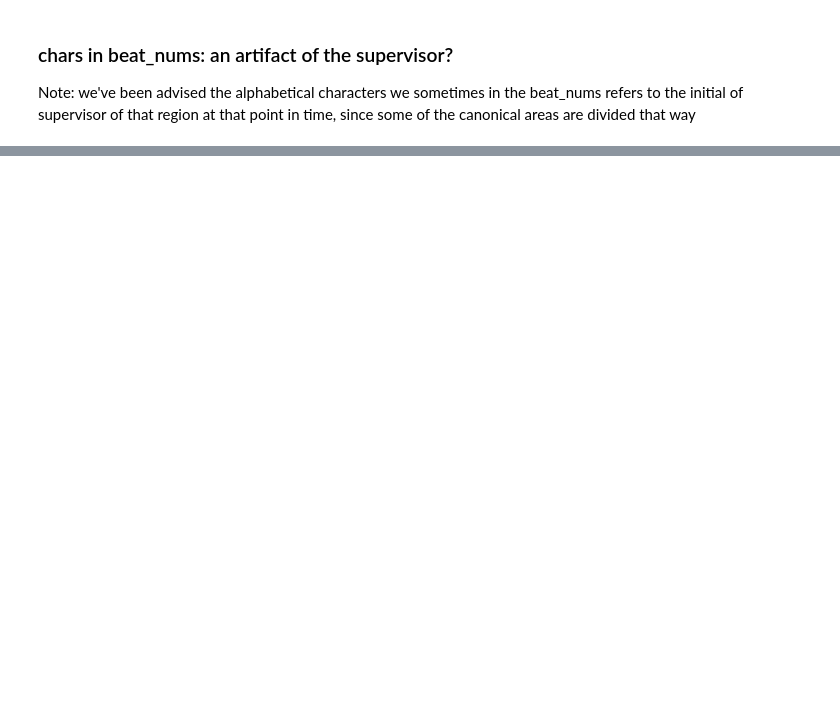
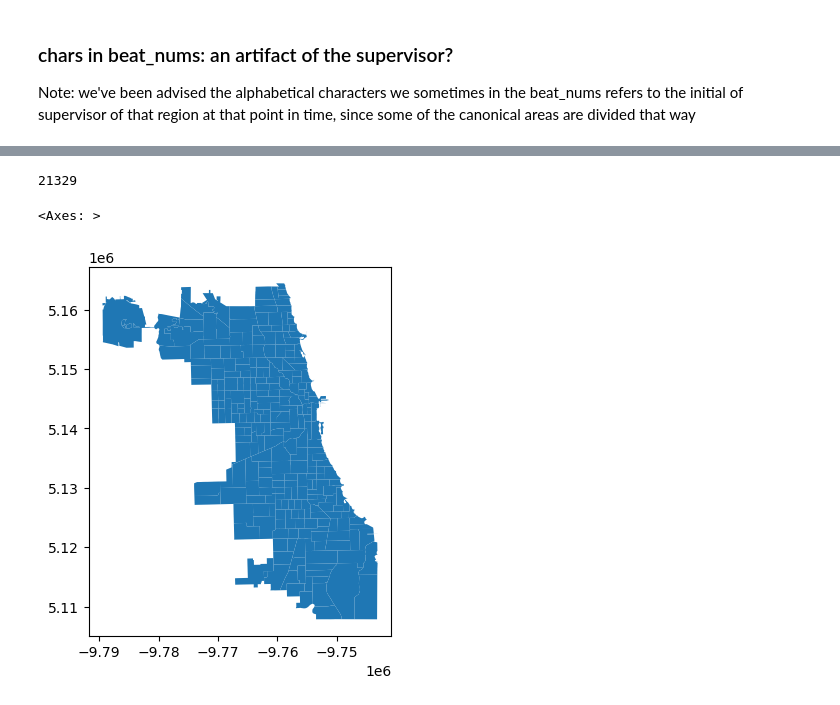
Before and after one commit to HRDAG/Chi-MP-data-story, a Jupyter notebook: notebooks/beats.ipynb, the cells around one changed output, grey strips where cells are left out. Saved outputs shown, nothing was run; the diff lists cells and outputs as text; code cells hidden in the pictures; blank space fills up the shorter version.

```diff
--- a/notebooks/beats.ipynb
+++ b/notebooks/beats.ipynb
@@ -458,0 +344,5 @@ sixth.loc[sixth.rd_no == 'JD368193',
+# %%
+beat_vc = mp[['rd_no', 'beat_occurred']].groupby('beat_occurred').count().reset_index()
+beat_vc.rename(columns={'beat_occurred': 'beat_num',
+                        'rd_no': 'n_reports'}, inplace=True)
+beat_vc
@@ -458,0 +363,4 @@ sixth.loc[sixth.rd_no == 'JD368193',
+# %%
+geo_pd = pd.merge(beat_vc, geo_gjs, on='beat_num', how='outer')
+geo_gpd = gpd.GeoDataFrame(geo_pd)
+geo_pd.area.describe()
@@ -458,0 +377,13 @@ sixth.loc[sixth.rd_no == 'JD368193',
+# %%
+# a majority of these missing geometry are districts that were changed after 2012
+# representing some 21k records
+# unclear how to resolve to salvage those reports for this mapping
+geo_pd.loc[geo_pd.geometry.isna(), 'beat_num'].str[:2].value_counts()
+geo_pd.loc[geo_pd.geometry.isna(), 'n_reports'].sum()
+# %% [output]
+21329
+# %%
+geo_gpd.plot()
+# %% [output]
+<Axes: >
+[figure, added]
```
Also changed, not shown: parts of 48 cells of this notebook, 2 other files.
